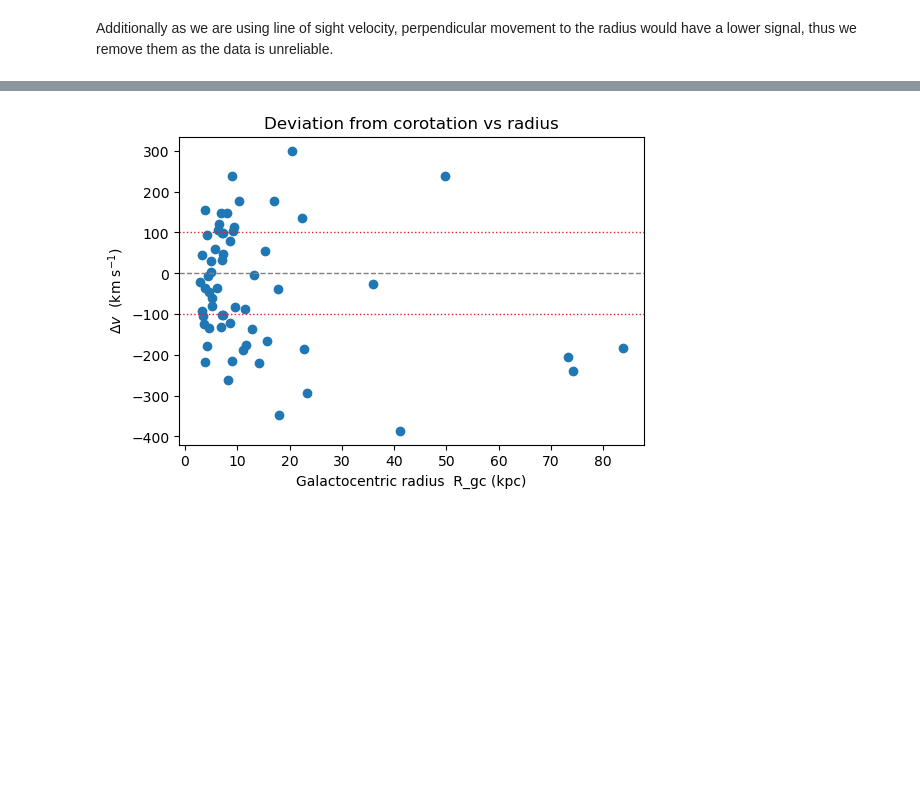
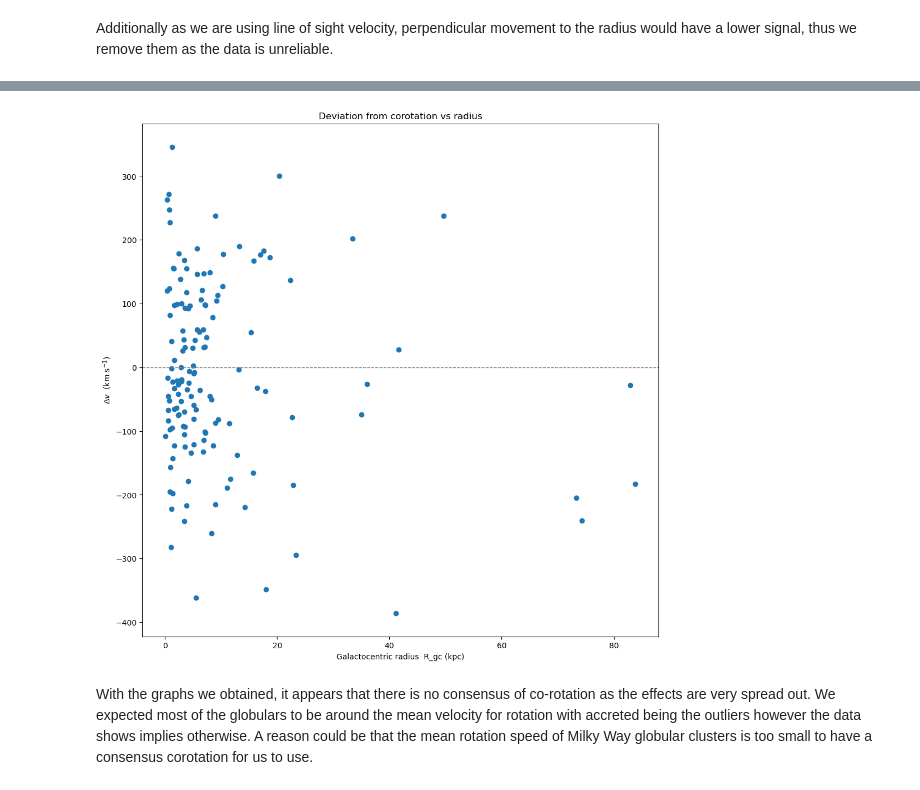
Before and after one commit to Frankyang2002/PHYS3116-Area-51-Interns, a Jupyter notebook: src/rotation_investigation.ipynb, the cells around one changed output, grey strips where cells are left out. Saved outputs shown, nothing was run; the diff lists cells and outputs as text; code cells hidden in the pictures; blank space fills up the shorter version.

```diff
--- a/src/rotation_investigation.ipynb
+++ b/src/rotation_investigation.ipynb
@@ -133,7 +133,9 @@ Which comes from the projection of the predicted velocity into the line of sight
 # %%
 V_c = 230
 rotation_data['v_GSRmodel'] = (
-  ((R0/rotation_data['R']) * V_c - V_0) * np.sin(l) * np.cos(b)
+  ((R0/rotation_data['R']) * V_c - V_0) *
+  np.sin(l) *
+  np.cos(b)
 )
 rotation_data.head()
 # %% [output]
@@ -220,15 +191,13 @@ plt.show()
 # %%
-plt.figure(figsize=(6,4))
+plt.figure(figsize=(12,12))
 plt.axhline(0, ls='--', lw=1, color='gray')
 
-# Arbitrary threshold to check
-plt.axhline(100, ls=':', lw=1, color='tab:red')
-plt.axhline(-100, ls=':', lw=1, color='tab:red')
-
-plt.scatter(filtered['R'], filtered['v_delta'])
+plt.scatter(rotation_data['R'], rotation_data['v_delta'])
 plt.xlabel('Galactocentric radius  R_gc (kpc)')
 plt.ylabel(r'$\Delta v$  (km s$^{-1}$)')
 plt.title('Deviation from corotation vs radius')
 plt.show()
 # %% [output]
-[figure, old version]
+[figure, new version]
+# %% [markdown]
+With the graphs we obtained, it appears that there is no consensus of co-rotation as the effects are very spread out. We expected most of the globulars to be around the mean velocity for rotation with accreted being the outliers however the data shows implies otherwise. A reason could be that the mean rotation speed of Milky Way globular clusters is too small to have a consensus corotation for us to use.
```
Also changed, not shown: parts of 4 cells of this notebook.
